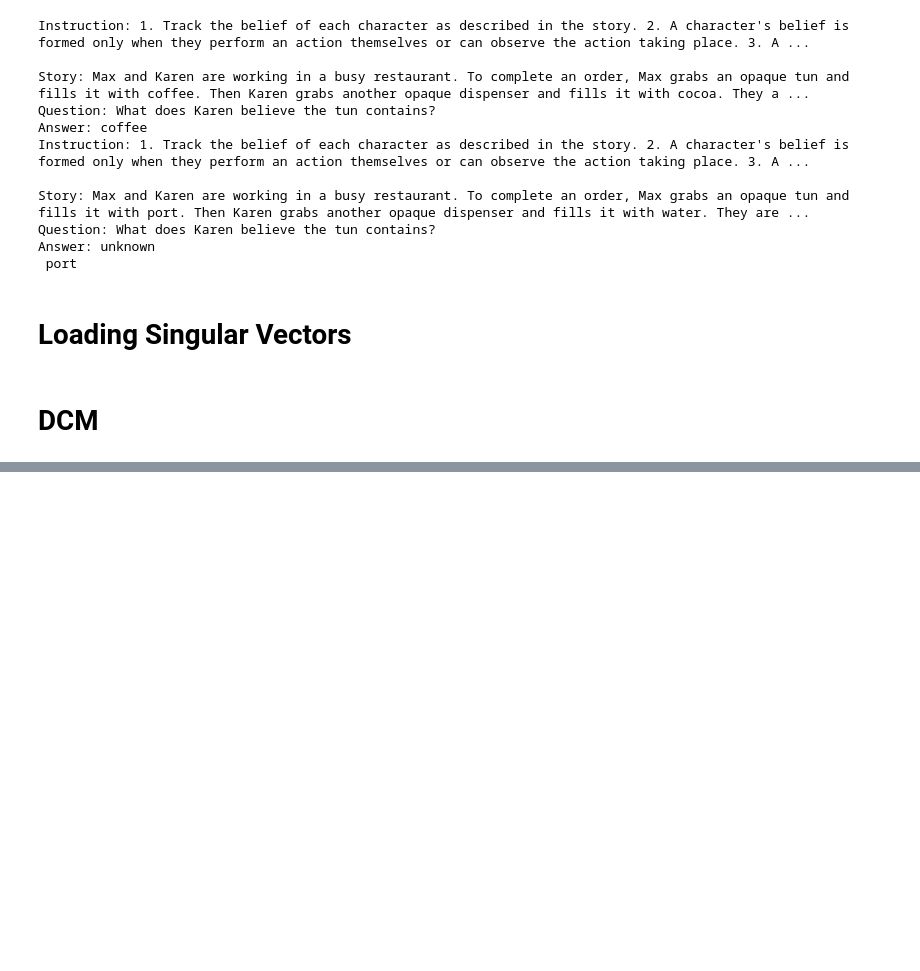
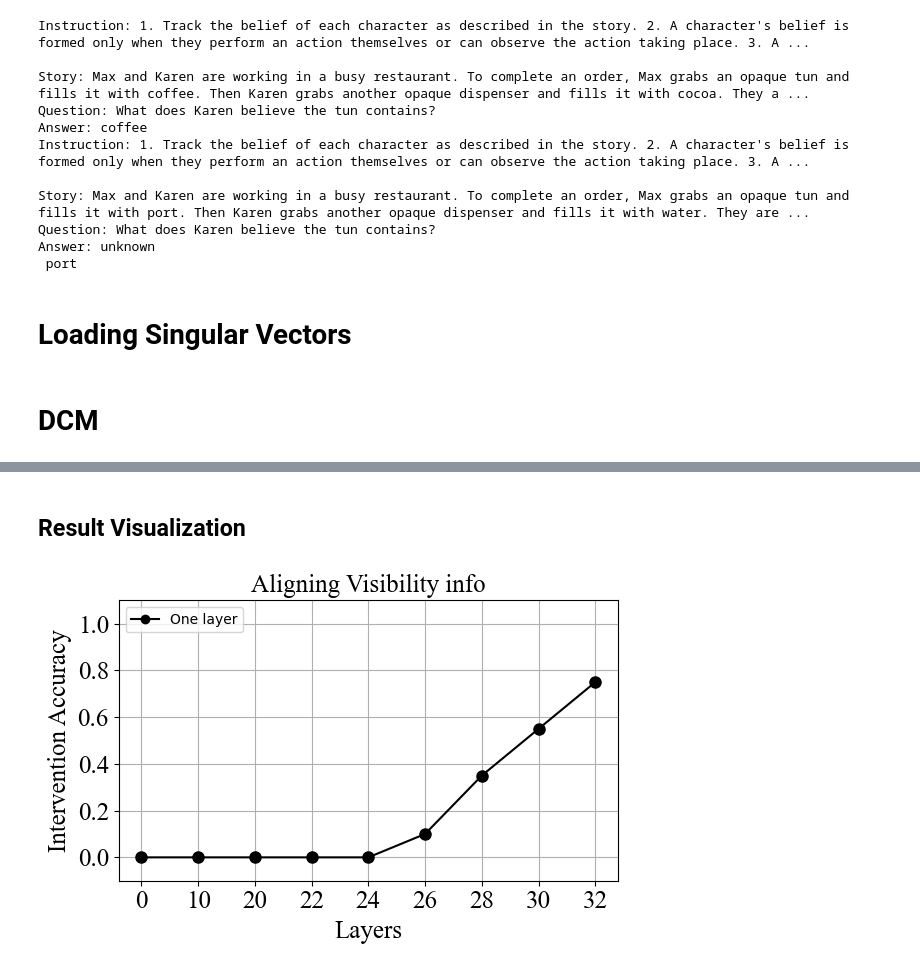
Before and after one commit to umango101/belief_tracking, a Jupyter notebook: notebooks/dcm_bigtom.ipynb, the cells around one changed output, grey strips where cells are left out. Cells and saved outputs as stored; diff of their text form; code cells hidden in the pictures; blank space fills up the shorter version.

Commit message:
BigToM invisible to visible with DCM

```diff
--- a/notebooks/dcm_bigtom.ipynb
+++ b/notebooks/dcm_bigtom.ipynb
@@ -346,0 +395,5 @@ Epoch: 2, Batch: 0, Task Loss: -29.1094, L1 Loss: 3.1406, Total Loss: -25.9688
+# %%
+# Sort valid_accs by keys
+valid_accs = dict(sorted(valid_accs.items()))
+rank = dict(sorted(rank.items()))
+valid_accs, rank
@@ -469,0 +431,34 @@ Check: Yes
+# %% [markdown]
+## Result Visualization
+# %%
+true_stories = [
+    {
+        "story": train_dataset[0]["alt_story"],
+        "question": train_dataset[0]["alt_question"],
+        "answer": train_dataset[0]["alt_ans"],
+    },
+    {
+        "story": train_dataset[0]["org_story"],
+        "question": train_dataset[0]["org_question"],
+        "answer": train_dataset[0]["org_ans"],
+    }
+]
+
+# arrows = [{'start': token_pos_coords['e1_query_charac'], 'end': token_pos_coords['e2_query_charac'], 'color': 'red'}]
+
+plot_data = {
+    "labels": valid_accs.keys(),
+    "acc_one_layer": valid_accs.values(),
+    "title": "Aligning Visibility info",
+    "x_label": "Layers",
+    "y_label": "Intervention Accuracy",
+}
+
+# characters = list(set(train_dataset[0]['clean_characters'] + train_dataset[0]['corrupt_characters']))
+# objects = list(set(train_dataset[0]['clean_objects'] + train_dataset[0]['corrupt_objects']))
+# states = list(set(train_dataset[0]['clean_states'] + train_dataset[0]['corrupt_states']))
+
+generator = StoryGenerator(characters=['Noor'], objects=['pitcher'], states=['oat', 'almond'], stories=true_stories, target=train_dataset[0]['alt_ans'], arrows=[], plot_data=plot_data)
+generator.save_html(filename="../plots/visibility_exps/bigtom/visible_to_invisible_dcm.html")
+# %% [output]
+[figure, added]
```
Also changed, not shown: parts of 7 cells of this notebook, 1 other file.
